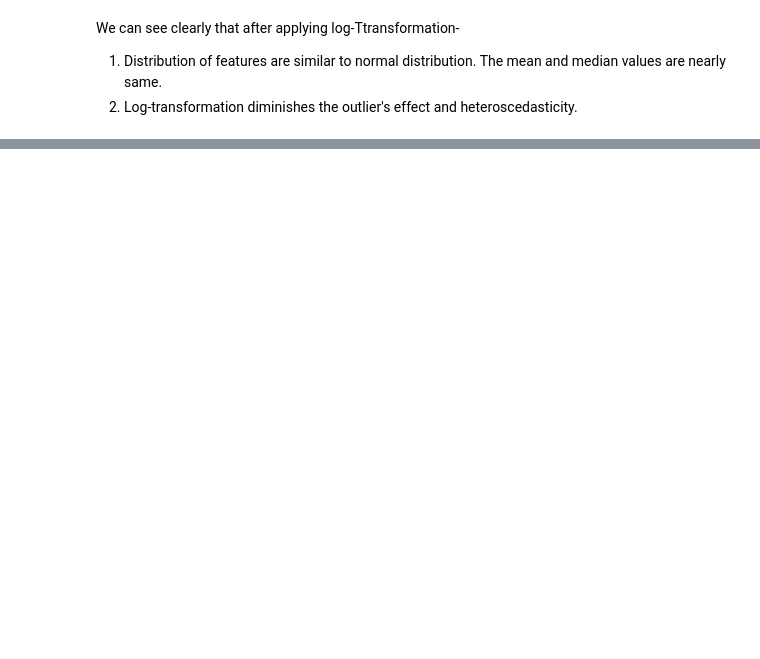
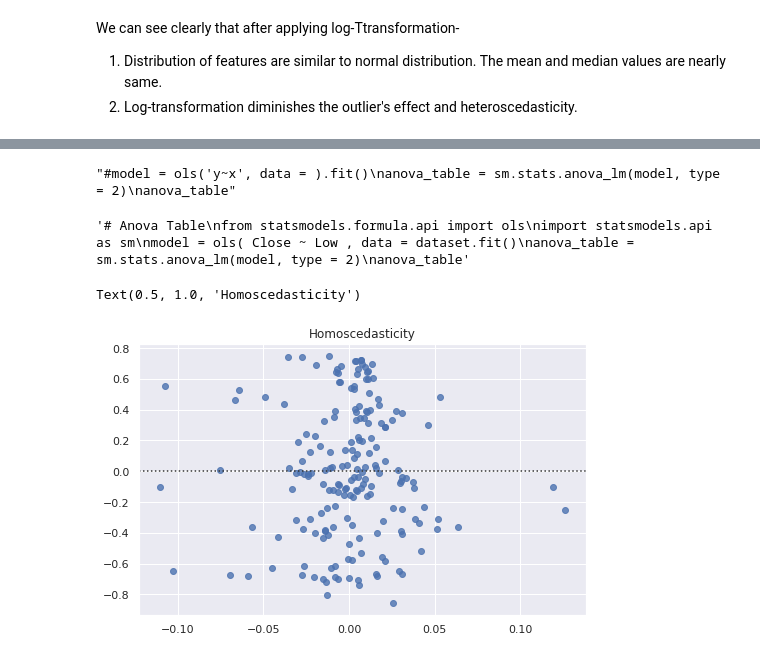
Before and after one commit to wankhede10swapnil/Yes-Bank-Stock-Closing-Price-Prediction, a Jupyter notebook: Yes_Bank_Stock_Closing_Price_Prediction_Swapnil_Wankhede.ipynb, the cells around one changed output, grey strips where cells are left out. Cells and saved outputs as stored; diff of their text form; code cells hidden in the pictures; blank space fills up the shorter version.

```diff
--- a/Yes_Bank_Stock_Closing_Price_Prediction_Swapnil_Wankhede.ipynb
+++ b/Yes_Bank_Stock_Closing_Price_Prediction_Swapnil_Wankhede.ipynb
@@ -333,0 +361,6 @@ We can see clearly that after applying log-Ttransformation-
+# %%
+# To create the data of independent variables.
+x = np.log10(dataset[independent_variables]).values  # Applying log transformation  independent_variables
+
+# To create the data of dependednt variable.
+y=np.log10(dataset['Close']).values                   # Applying log tranformation
@@ -333,0 +408,12 @@ We can see clearly that after applying log-Ttransformation-
+# %%
+import statsmodels.api as sm
+
+
+#add constant to predictor variables
+x = sm.add_constant(x)
+
+#fit linear regression model
+model = sm.OLS(y, x).fit()
+
+#view model summary
+print(model.summary())
@@ -333,0 +438,28 @@ We can see clearly that after applying log-Ttransformation-
+# %%
+'''#model = ols('y~x', data = ).fit()
+anova_table = sm.stats.anova_lm(model, type = 2)
+anova_table'''
+# %% [output]
+"#model = ols('y~x', data = ).fit()\nanova_table = sm.stats.anova_lm(model, type = 2)\nanova_table"
+# %%
+'''# Anova Table
+from statsmodels.formula.api import ols
+import statsmodels.api as sm
+model = ols( Close ~ Low , data = dataset.fit()
+anova_table = sm.stats.anova_lm(model, type = 2)
+anova_table'''
+# %% [output]
+'# Anova Table\nfrom statsmodels.formula.api import ols\nimport statsmodels.api as sm\nmodel = ols( Close ~ Low , data = dataset.fit()\nanova_table = sm.stats.anova_lm(model, type = 2)\nanova_table'
+# %%
+#To check Homoscedasticity
+from statsmodels.formula.api import ols
+reg = ols('Close~Low + High+ Open', data = dataset).fit()
+reg.summary()
+pred_val = model.fittedvalues.copy()
+true_val = np.log10(dataset['Close']).values.copy()
+resid = true_val - pred_val
+sns.residplot(resid, pred_val)
+plt.title('Homoscedasticity')
+# %% [output]
+Text(0.5, 1.0, 'Homoscedasticity')
+[figure, added]
```
Also changed, not shown: parts of 62 cells of this notebook.
